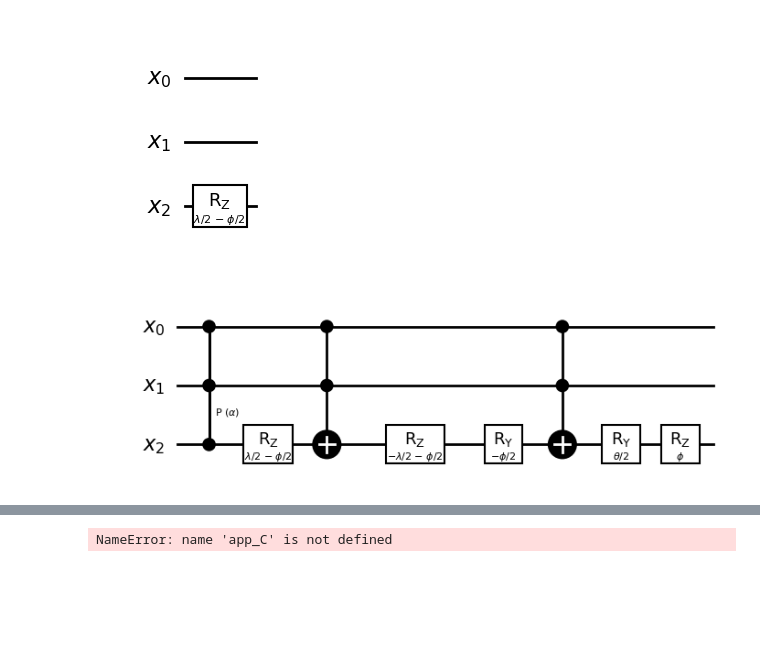
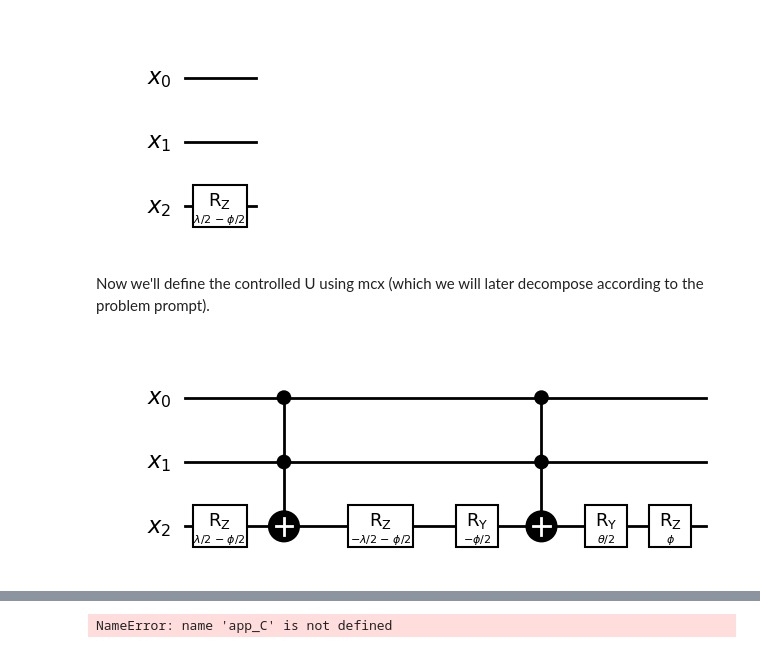
Before and after one commit to lara-ismert/mini-projects_qc-bootcamp-2025, a Jupyter notebook: Ismert--Multi-controlled-U-Gate.ipynb, the cells around one changed output, grey strips where cells are left out. Drawn from its saved outputs; the diff is of its cells as text; code cells hidden in the pictures; blank space fills up the shorter version.

```diff
--- a/Ismert--Multi-controlled-U-Gate.ipynb
+++ b/Ismert--Multi-controlled-U-Gate.ipynb
@@ -88,21 +174,26 @@ qc_C.rz(-(phi-lam)/2,n-1)
 qc_C.draw(output="mpl", style="bw")
 # %% [output]
 [figure]
+# %% [markdown]
+Now we'll define the controlled U using mcx (which we will later decompose according to the problem prompt).
 # %%
+
+n = 3
+
 quantum_register = QuantumRegister(n,'x')
 cbits = list(range(0,n-1))
 
 Controlled_U_Circuit = QuantumCircuit(quantum_register)
 
-Controlled_U_Circuit.mcp(al,cbits,n-1)
+#Controlled_U_Circuit.mcp(al,cbits,n-1)
 Controlled_U_Circuit.rz(-(phi-lam)/2,n-1)
 Controlled_U_Circuit.mcx(cbits,n-1)
 Controlled_U_Circuit.rz(-(phi+lam)/2,n-1)
 Controlled_U_Circuit.ry(-phi/2,n-1)
 Controlled_U_Circuit.mcx(cbits,n-1)
 Controlled_U_Circuit.ry(theta/2,n-1)
 Controlled_U_Circuit.rz(phi,n-1)
 
 Controlled_U_Circuit.draw(output="mpl", style="bw")
 # %% [output]
-[figure, old version]
+[figure, new version]
```
Also changed, not shown: parts of 17 cells of this notebook.
